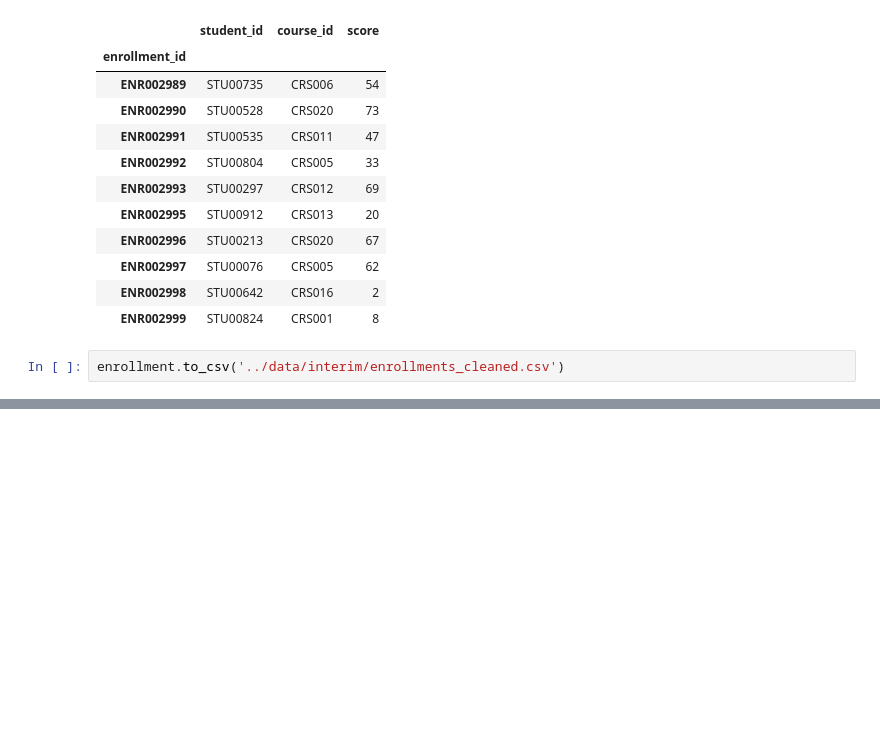
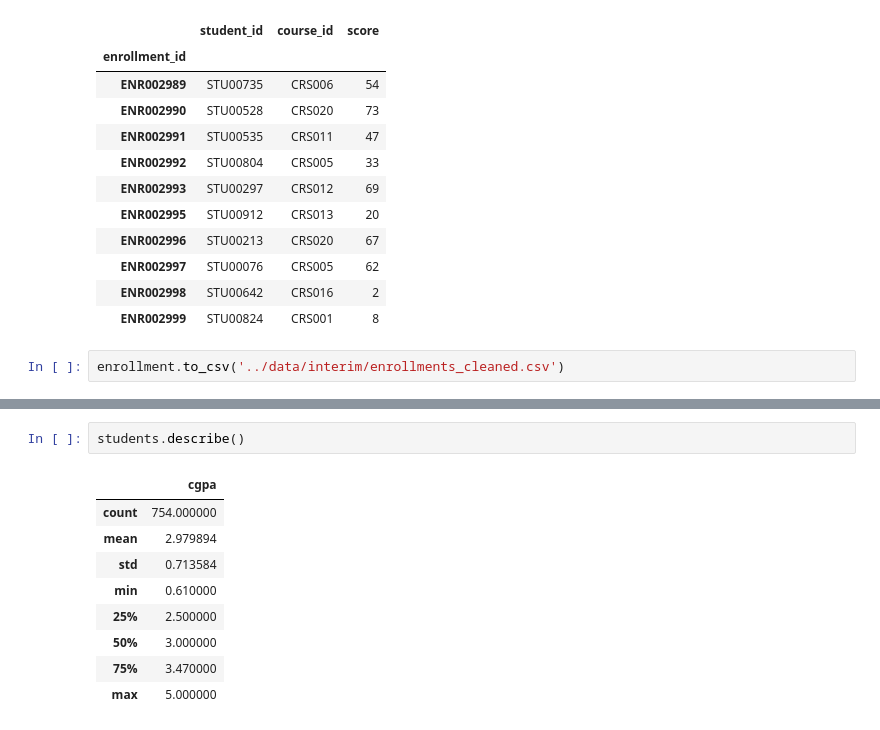
Before and after one commit to Hashim-baya/Data_Science, a Jupyter notebook: Student_Records_Analysis/notebooks/02_data_cleaning.ipynb, the cells around one changed output, grey strips where cells are left out. Cells and saved outputs as stored; diff of their text form; blank space fills up the shorter version.

```diff
--- a/Student_Records_Analysis/notebooks/02_data_cleaning.ipynb
+++ b/Student_Records_Analysis/notebooks/02_data_cleaning.ipynb
@@ -400,0 +457,12 @@ enrollment.to_csv('../data/interim/enrollments_cleaned.csv')
+# %%
+students.describe()
+# %% [output]
+|  | cgpa |
+| count | 754.000000 |
+| mean | 2.979894 |
+| std | 0.713584 |
+| min | 0.610000 |
+| 25% | 2.500000 |
+| 50% | 3.000000 |
+| 75% | 3.470000 |
+| max | 5.000000 |
```
Also changed, not shown: parts of 13 cells of this notebook, 1 other file.
